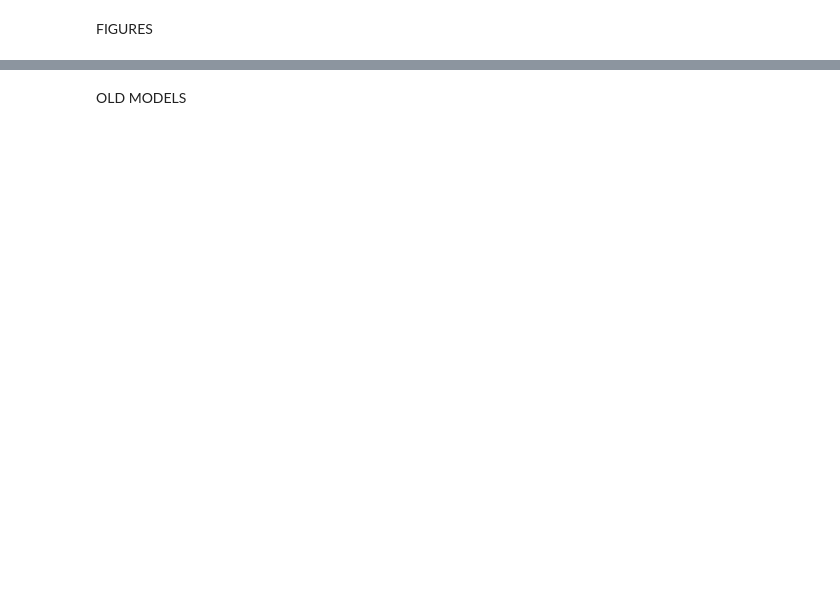
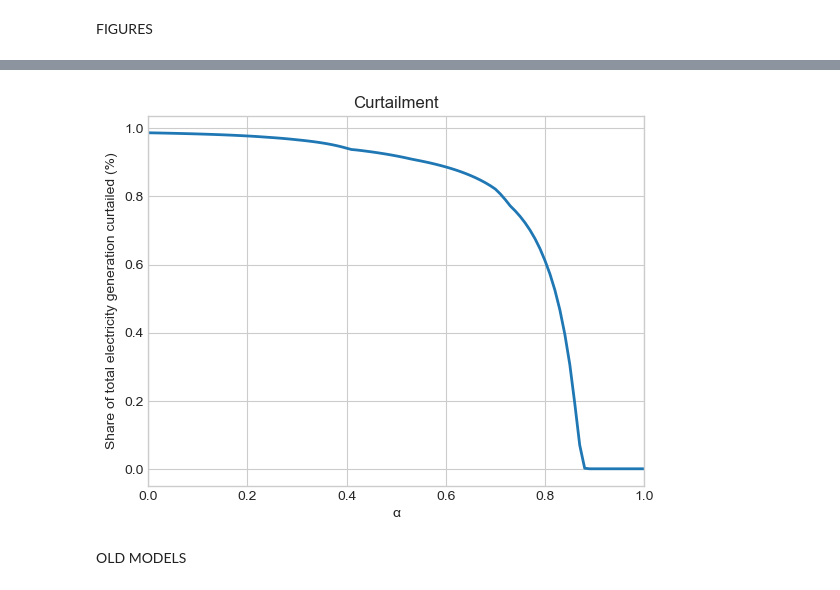
Before and after one commit to Emiknd/test, a Jupyter notebook: Seminar.ipynb, the cells around one changed output, grey strips where cells are left out. Cells and saved outputs as stored; diff of their text form; code cells hidden in the pictures; blank space fills up the shorter version.

```diff
--- a/Seminar.ipynb
+++ b/Seminar.ipynb
@@ -404,3 +390,19 @@ share_curtailment = 0.9871059090755362 , 0.9729879101983462, 0.9191847383648472,
+# %%
+# Curtailment Plot (change to C/(d+C))
+share_cur = results_df['sum_C']/(results_df['sum_d']+results_df['sum_C'])
+
+# plot
+fig, ax = plt.subplots()
+
+ax.plot(results_df['alpha'], share_cur, linewidth=2.0)
+
+ax.set(xlim=(0, 1), xlabel='\u03B1', ylabel='Share of total electricity generation curtailed (%)')
+
+ax.set_title('Curtailment')
+
+plt.show()
+# %% [output]
+[figure, added]
 # %% [markdown]
 OLD MODELS
 # %%
```
Also changed, not shown: parts of 12 cells of this notebook.
